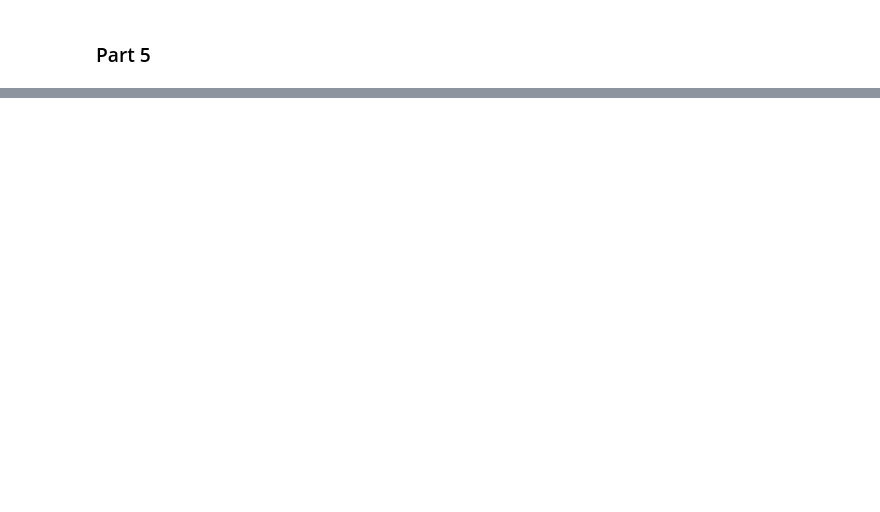
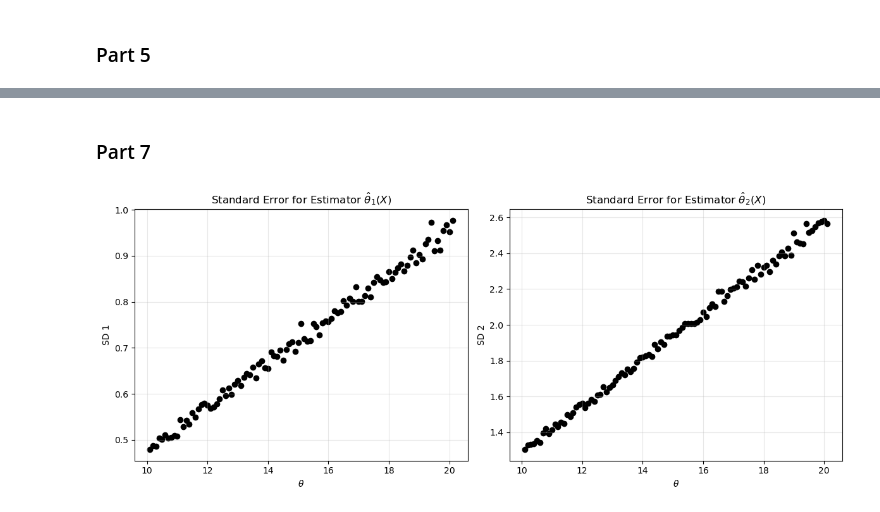
Before and after one commit to Ali-Raisolsadat/Ali-Raisolsadat.github.io, a Jupyter notebook: stat4110-code/chapter3/slide_code/lecture3_lecture_code_python.ipynb, the cells around one changed output, grey strips where cells are left out. Cells and saved outputs as stored; diff of their text form; code cells hidden in the pictures; blank space fills up the shorter version.

```diff
--- a/stat4110-code/chapter3/slide_code/lecture3_lecture_code_python.ipynb
+++ b/stat4110-code/chapter3/slide_code/lecture3_lecture_code_python.ipynb
@@ -199,0 +248,41 @@ Importance Sampling Estimate: 0.450959
+# %% [markdown]
+### Part 7
+# %%
+n, m, J = 5000, 20, 100
+theta = []
+sd_1 = []
+sd_2 = []
+
+for j in range(J+1):
+    rational_p = 10 + (j+1)/10
+    theta.append(rational_p)
+    estim_1 = []
+    estim_2 = []
+
+    for i in range(n):
+        u = np.random.uniform(0, rational_p, m)
+        estim_1.append(21 * np.max(u)/m)
+        estim_2.append(2*np.mean(u))
+
+    sd_1.append(np.std(estim_1))
+    sd_2.append(np.std(estim_2))
+
+# plot
+fig, axes = plt.subplots(1, 2, figsize=(12, 5))
+
+axes[0].scatter(theta, sd_1, color='black')
+axes[0].set_xlabel(r"$\theta$")
+axes[0].set_ylabel('SD 1')
+axes[0].set_title('Standard Error for Estimator $\hat{\\theta}_{1}(X)$')
+axes[0].grid(True, alpha=0.3)
+
+axes[1].scatter(theta, sd_2, color='black')
+axes[1].set_xlabel(r"$\theta$")
+axes[1].set_ylabel('SD 2')
+axes[1].set_title('Standard Error for Estimator $\hat{\\theta}_{2}(X)$')
+axes[1].grid(True, alpha=0.3)
+
+plt.tight_layout()
+plt.show()
+# %% [output]
+[figure, added]
```
Also changed, not shown: parts of 10 cells of this notebook, 7 other files.
